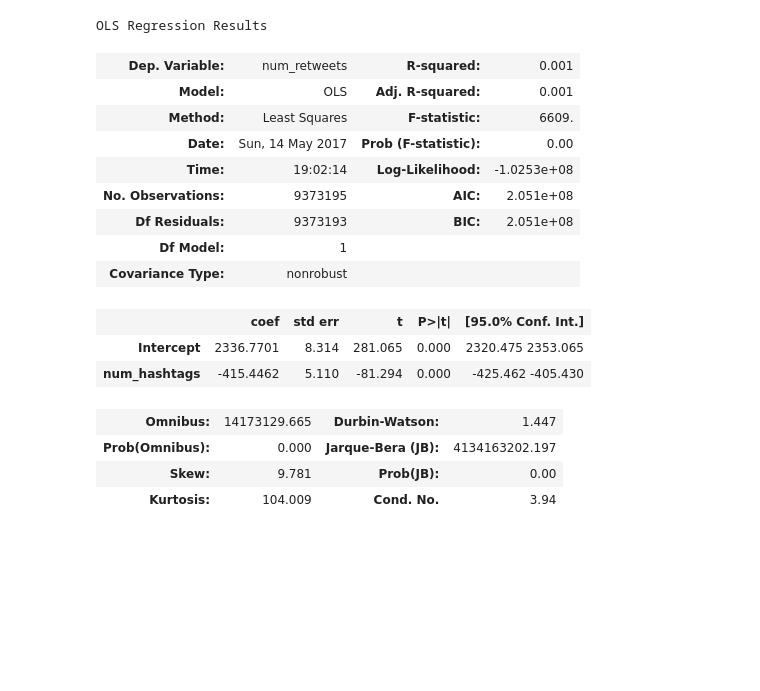
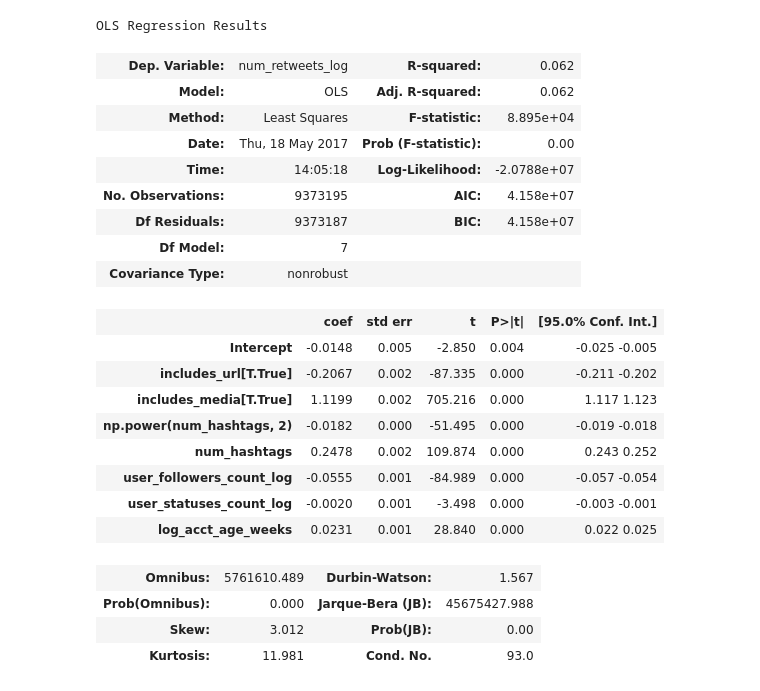
Before and after one commit to leslie-huang/jupyter-notebooks, a Jupyter notebook: Network analysis final.ipynb, the cells around one changed output. Cells and saved outputs as stored; diff of their text form; code cells hidden in the pictures; blank space fills up the shorter version.

```diff
--- a/Network analysis final.ipynb
+++ b/Network analysis final.ipynb
@@ -47,3 +48,6 @@ data["hashtags_lc"] = data["hashtags"].apply(lambda hashtaglist: [tag.lower() fo
 # %%
 data["num_hashtags"] = data["hashtags"].apply(lambda x: len(x))
+# %%
+# Calculate the log age of the account in weeks (+1 for smoothing)
+data["log_acct_age_weeks"] = (data["user_created_at"] - data["created_at"]).apply(lambda x: math.log((x.days / -7) + 1))
 # %%
@@ -89 +69,24 @@ print(data.columns.values)
+# %%
+# Count number of hashtags not in the official list
+
+wm_hashtags = ["whyimarch", "womensmarch", "womensmarchonwashington", "imarchfor"]
+
+data["num_unofficial_hashtags"] = data.apply(lambda row: len(set(row.hashtags_lc) - set(wm_hashtags)), axis = 1)
+# %%
+# Create dummy variables for political issues
+
+indig_rights = pd.DataFrame(pd.Series(("indigenouswomenrise" in hashtags_lc or "indigenousrising" in hashtags_lc for hashtags_lc in data["hashtags_lc"]), index = data.index), columns = ["indig_rights"])
+marriage_eq = pd.DataFrame(pd.Series(("lovetrumpshate" in hashtags_lc or "loveislove" in hashtags_lc for hashtags_lc in data["hashtags_lc"]), index = data.index), columns = ["marriage_eq"])
+anti_abortion = pd.DataFrame(pd.Series(("prolife" in hashtags_lc or "prolifefeminist" in hashtags_lc for hashtags_lc in data["hashtags_lc"]), index = data.index), columns = ["anti_abortion"])
+blm = pd.DataFrame(pd.Series(("blacklivesmatter" in hashtags_lc for hashtags_lc in data["hashtags_lc"]), index = data.index), columns = ["blm"])
+gender_eq = pd.DataFrame(pd.Series(("womensrightsarehumanrights" in hashtags_lc or "equality" in hashtags_lc or "equalrights" in hashtags_lc for hashtags_lc in data["hashtags_lc"]), index = data.index), columns = ["gender_eq"])
+repro_rights = pd.DataFrame(pd.Series(("istandwithpp" in hashtags_lc or "mybodymychoice" in hashtags_lc or "plannedparenthood" in hashtags_lc for hashtags_lc in data["hashtags_lc"]), index = data.index), columns = ["repro_rights"])
+anti_trump = pd.DataFrame(pd.Series(("theresistance" in hashtags_lc or "resist" in hashtags_lc or "trump" in hashtags_lc for hashtags_lc in data["hashtags_lc"]), index = data.index), columns = ["anti_trump"])
+# %%
+# Then merge each of them with the main DF
+
+dummies = [indig_rights, marriage_eq, anti_abortion, blm, gender_eq, repro_rights, anti_trump]
+
+for dummy in dummies:
+    data = data.merge(dummy, left_index = True, right_index = True)
 # %%
@@ -237,24 +122,30 @@ data.shape
 # %%
-result = sm.ols(formula = "num_retweets ~ num_hashtags", data = data).fit()
+result = sm.ols(formula = "num_retweets_log ~ np.power(num_hashtags, 2) + num_hashtags + user_followers_count_log + user_statuses_count_log + includes_url + includes_media + log_acct_age_weeks ", data = data).fit()
 result.summary()
 # %% [output]
 OLS Regression Results
-| Dep. Variable: | num_retweets | R-squared: | 0.001 |
-| Model: | OLS | Adj. R-squared: | 0.001 |
-| Method: | Least Squares | F-statistic: | 6609. |
-| Date: | Sun, 14 May 2017 | Prob (F-statistic): | 0.00 |
-| Time: | 19:02:14 | Log-Likelihood: | -1.0253e+08 |
-| No. Observations: | 9373195 | AIC: | 2.051e+08 |
-| Df Residuals: | 9373193 | BIC: | 2.051e+08 |
-| Df Model: | 1 |  |  |
+| Dep. Variable: | num_retweets_log | R-squared: | 0.062 |
+| Model: | OLS | Adj. R-squared: | 0.062 |
+| Method: | Least Squares | F-statistic: | 8.895e+04 |
+| Date: | Thu, 18 May 2017 | Prob (F-statistic): | 0.00 |
+| Time: | 14:05:18 | Log-Likelihood: | -2.0788e+07 |
+| No. Observations: | 9373195 | AIC: | 4.158e+07 |
+| Df Residuals: | 9373187 | BIC: | 4.158e+07 |
+| Df Model: | 7 |  |  |
 | Covariance Type: | nonrobust |  |  |
 |  | coef | std err | t | P>|t| | [95.0% Conf. Int.] |
-| Intercept | 2336.7701 | 8.314 | 281.065 | 0.000 | 2320.475 2353.065 |
-| num_hashtags | -415.4462 | 5.110 | -81.294 | 0.000 | -425.462 -405.430 |
+| Intercept | -0.0148 | 0.005 | -2.850 | 0.004 | -0.025 -0.005 |
+| includes_url[T.True] | -0.2067 | 0.002 | -87.335 | 0.000 | -0.211 -0.202 |
+| includes_media[T.True] | 1.1199 | 0.002 | 705.216 | 0.000 | 1.117 1.123 |
+| np.power(num_hashtags, 2) | -0.0182 | 0.000 | -51.495 | 0.000 | -0.019 -0.018 |
+| num_hashtags | 0.2478 | 0.002 | 109.874 | 0.000 | 0.243 0.252 |
+| user_followers_count_log | -0.0555 | 0.001 | -84.989 | 0.000 | -0.057 -0.054 |
+| user_statuses_count_log | -0.0020 | 0.001 | -3.498 | 0.000 | -0.003 -0.001 |
+| log_acct_age_weeks | 0.0231 | 0.001 | 28.840 | 0.000 | 0.022 0.025 |
-| Omnibus: | 14173129.665 | Durbin-Watson: | 1.447 |
-| Prob(Omnibus): | 0.000 | Jarque-Bera (JB): | 4134163202.197 |
-| Skew: | 9.781 | Prob(JB): | 0.00 |
-| Kurtosis: | 104.009 | Cond. No. | 3.94 |
+| Omnibus: | 5761610.489 | Durbin-Watson: | 1.567 |
+| Prob(Omnibus): | 0.000 | Jarque-Bera (JB): | 45675427.988 |
+| Skew: | 3.012 | Prob(JB): | 0.00 |
+| Kurtosis: | 11.981 | Cond. No. | 93.0 |
 # %%
 #dfoutput = summary_col([result],stars=True)
 #print(dfoutput.as_latex())
```
Also changed, not shown: parts of 30 cells of this notebook.
